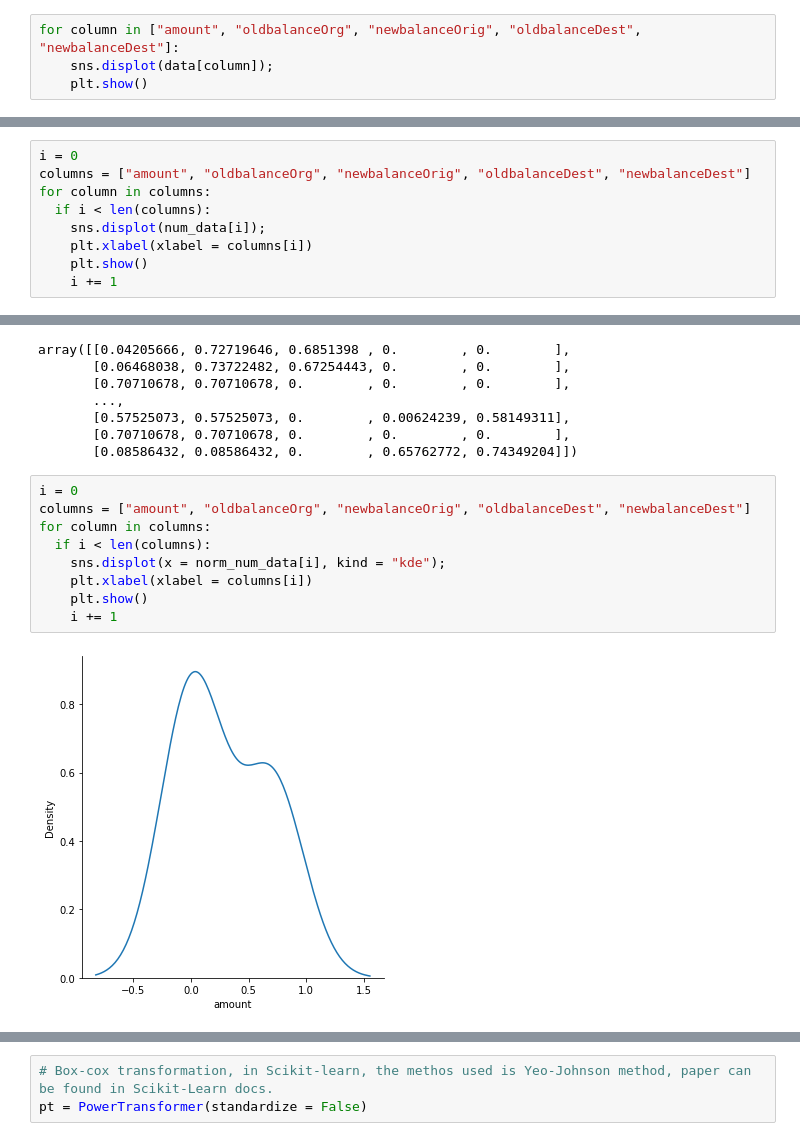
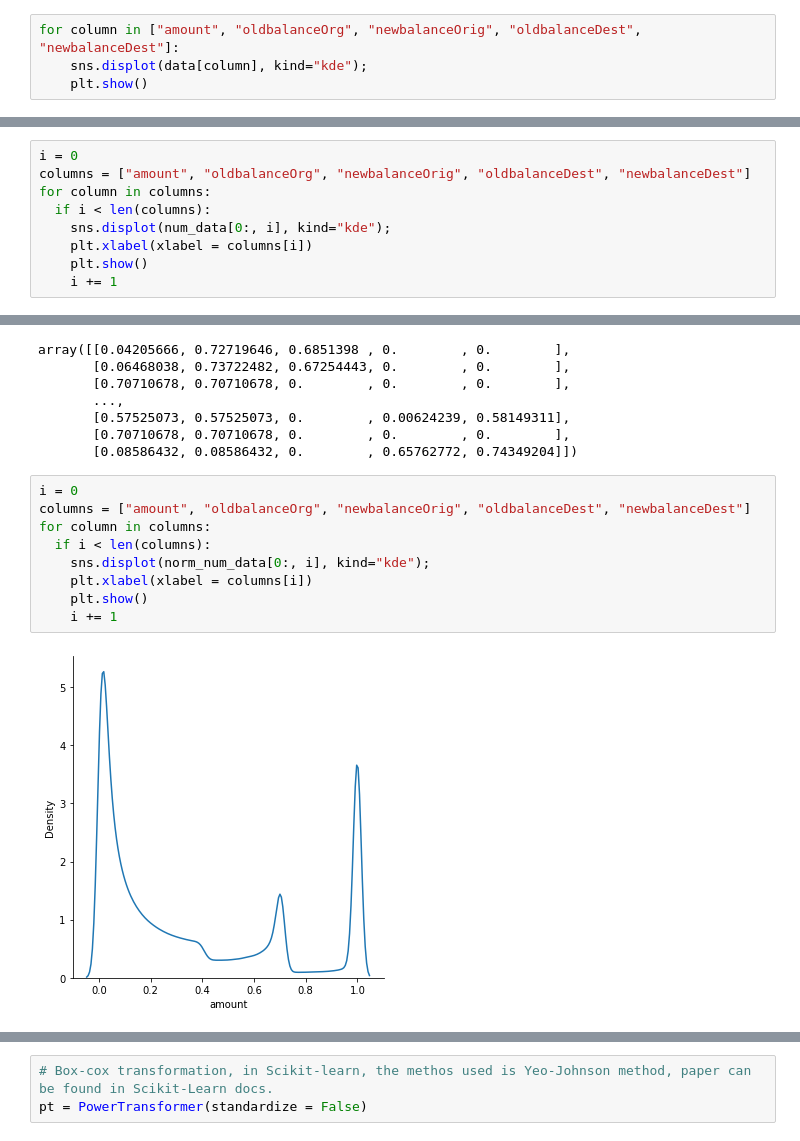
Before and after one commit to romulocrp/ml-projects, a Jupyter notebook: beg/online-payments-fraud-detection/project.ipynb, the cells around one changed output, grey strips where cells are left out. Cells and saved outputs as stored; diff of their text form.

```diff
--- a/beg/online-payments-fraud-detection/project.ipynb
+++ b/beg/online-payments-fraud-detection/project.ipynb
@@ -150,6 +145,6 @@ Here is possible to see how spread the data is, the "step" feature is a measure
 The other features are truelly numerical and have a very unique shape, let's visualize them.
 # %%
 for column in ["amount", "oldbalanceOrg", "newbalanceOrig", "oldbalanceDest", "newbalanceDest"]:
-    sns.displot(data[column]);
+    sns.displot(data[column], kind="kde");
     plt.show()
 # %% [output]
@@ -173,7 +166,7 @@ i = 0
 columns = ["amount", "oldbalanceOrg", "newbalanceOrig", "oldbalanceDest", "newbalanceDest"]
 for column in columns:
   if i < len(columns):
-    sns.displot(num_data[i]);
+    sns.displot(num_data[0:, i], kind="kde");
     plt.xlabel(xlabel = columns[i])
     plt.show()
     i += 1
@@ -199,11 +192,11 @@ array([[0.04205666, 0.72719646, 0.6851398 , 0.        , 0.        ],
 # %%
 i = 0
 columns = ["amount", "oldbalanceOrg", "newbalanceOrig", "oldbalanceDest", "newbalanceDest"]
 for column in columns:
   if i < len(columns):
-    sns.displot(x = norm_num_data[i], kind = "kde");
+    sns.displot(norm_num_data[0:, i], kind="kde");
     plt.xlabel(xlabel = columns[i])
     plt.show()
     i += 1
 # %% [output]
-[figure, old version]
+[figure, new version]
```
Also changed, not shown: parts of 9 cells of this notebook.
